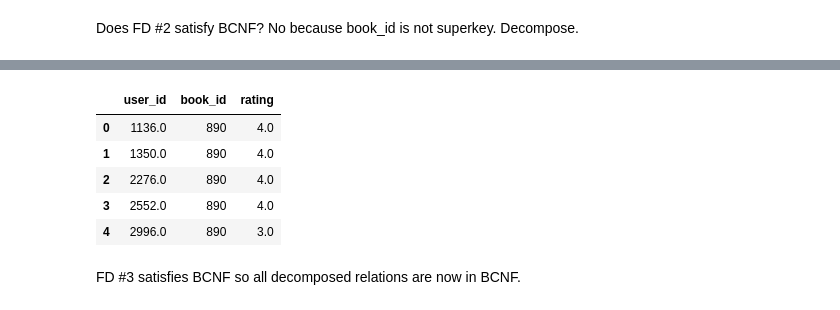
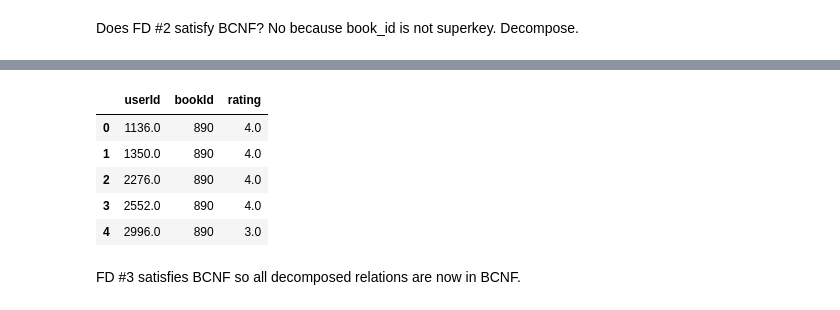
Before and after one commit to mariahj990/final_project_database, a Jupyter notebook: final_project_database/datasource_csvs/bcnf_decomp.ipynb, the cells around one changed output, grey strips where cells are left out. Saved outputs shown, nothing was run; the diff lists cells and outputs as text; code cells hidden in the pictures.

Commit message:
deduplicated (userId, bookId) combo in ratings, rather than (userId, bookId, rating) combo which allows people to rate the same book more than once -- exists this way in dataset but we can modify

```diff
--- a/final_project_database/datasource_csvs/bcnf_decomp.ipynb
+++ b/final_project_database/datasource_csvs/bcnf_decomp.ipynb
@@ -101,6 +101,9 @@ file_path = os.path.join(os.getcwd(), "final_project_database", "wide_book_data.
 # %%
 wide_dat = pd.read_csv("final_project_database/datasource_csvs/wide_with_copies_formatted.csv")
 wide_dat["isbn13"] = wide_dat["isbn13"].astype("int64")
+
+# Standardize column names with schema
+wide_dat = wide_dat.rename(columns={"book_id": "bookId", "user_id": "userId", "FirstName": "firstName", "LastName": "lastName", "Username": "username"})
 # %%
 wide_dat = wide_dat.drop(['_merge', 'on_user_list'], axis=1)
 wide_dat.head()
@@ -152,9 +155,9 @@ R1.head()
 | 4 | 2552.0 | Corey | Johnson | ymiller |
 | 5 | 2996.0 | Samuel | Dalton | smithrobert |
 # %%
-R2 = R[["user_id", "isbn13", "description", "genres", "book_id", "title", "authors", "average_rating", "original_publication_year", "ratings_count", "image_url", "rating", "total_copies"]].drop_duplicates().reset_index(drop=True)
-R2 = R2.dropna(subset=['user_id'])
-R2 = R2.dropna(subset=["book_id"])
+R2 = R[["userId", "isbn13", "description", "genres", "bookId", "title", "authors", "average_rating", "original_publication_year", "ratings_count", "image_url", "rating", "total_copies"]].drop_duplicates().reset_index(drop=True)
+R2 = R2.dropna(subset=['userId'])
+R2 = R2.dropna(subset=["bookId"])
 # %%
 R2.head()
 # %% [output]
@@ -179,12 +182,12 @@ R3.head()
 | 3 | 3836 | 9780142437230 | Don Quixote has become so entranc... | ['Classics', 'Fiction', 'Literatu... | Don Quixote | Miguel de Cervantes Saavedra, Rob... | 3.85 | 1605 | ... |
 | 4 | 2165 | 9780684830490 | Librarian's note: An alternate co... | ['Classics', 'Fiction', 'Literatu... | The Old Man and the Sea | Ernest Hemingway | 3.73 | 1952 | ... |
 # %%
-R4 = R2[["user_id", "book_id", "rating"]].drop_duplicates().reset_index(drop=True)
-R4 = R4.dropna(subset=['user_id'])
-R4 = R4.dropna(subset=["book_id"])
+R4 = R2[["userId", "bookId", "rating"]].drop_duplicates(subset=["userId", "bookId"], keep="first").reset_index(drop=True)
+R4 = R4.dropna(subset=['userId'])
+R4 = R4.dropna(subset=["bookId"])
 R4.head()
 # %% [output]
-|  | user_id | book_id | rating |
+|  | userId | bookId | rating |
 | 0 | 1136.0 | 890 | 4.0 |
 | 1 | 1350.0 | 890 | 4.0 |
 | 2 | 2276.0 | 890 | 4.0 |
```
Also changed, not shown: parts of 11 cells of this notebook.
